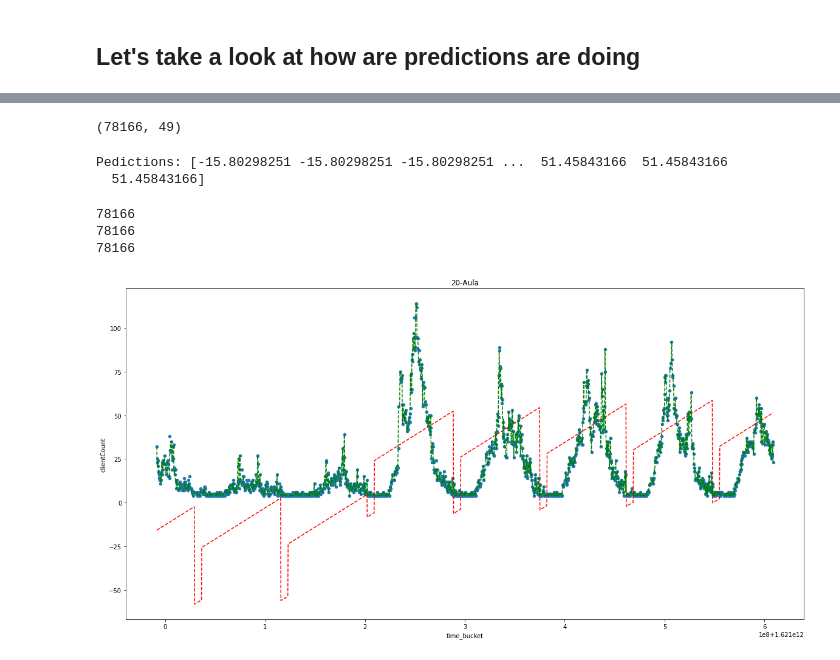
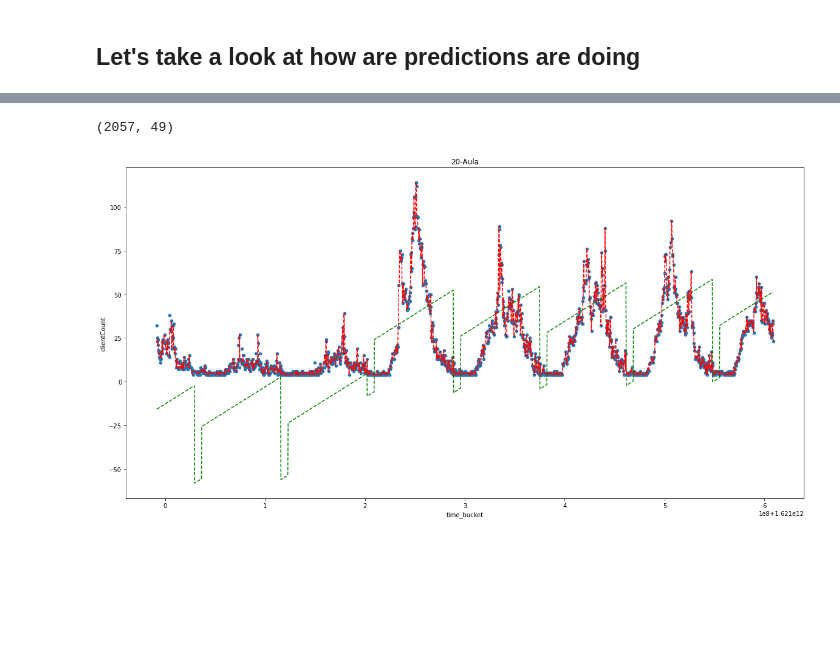
Before and after one commit to sebranchett/wifi_blog, a Jupyter notebook: smaller_to_check.ipynb, the cells around one changed output, grey strips where cells are left out. Drawn from its saved outputs; the diff is of its cells as text; code cells hidden in the pictures; blank space fills up the shorter version.

Commit message:
tidied up code for graph of points vs lin-reg vs tree-reg

```diff
--- a/smaller_to_check.ipynb
+++ b/smaller_to_check.ipynb
@@ -400,33 +390,15 @@ print(cat_pipeline.named_steps['one_hot'].get_feature_names)
                           ['Exam_BSc', 'Study_mixed', 'Exam_mixed', 'Exam',
                            'Free', 'Learn']])>
-# %%
-test = pd.DataFrame()
-test["time_bucket"] = all_data["time_bucket"]  # SEB this can be beter
-test["building"] = "20-Aula"
-
-test_extra_attribs = crowd_attributes.transform(test)
-#print(test_extra_attribs)
-#print(crowd_attributes.num_attribs)
-#print(crowd_attributes.cat_attribs)
-
-test_prepared = full_pipeline.fit_transform(test_extra_attribs)  # this gives a sparse matrix!
-#print(test_prepared)
-print(test_prepared.shape)
-# %% [output]
-(78166, 49)
-# %%
-print("Pedictions:", lin_reg.predict(test_prepared))
-# %% [output]
-Pedictions: [-15.80298251 -15.80298251 -15.80298251 ...  51.45843166  51.45843166
-  51.45843166]
-# %%
-lin_preds = lin_reg.predict(test_prepared)
-print(len(lin_preds))
-tree_preds = tree_reg.predict(test_prepared)
-print(len(tree_preds))
-xes = test["time_bucket"]
-print(len(xes))
-# %% [output]
-78166
-78166
-78166
+# %%
+times = list(set(all_data["time_bucket"].values))
+times.sort()
+
+test = pd.DataFrame()
+test["time_bucket"] = times
+test["building"] = "20-Aula"
+
+test_extra_attribs = crowd_attributes.transform(test)
+test_prepared = full_pipeline.fit_transform(test_extra_attribs)
+print(test_prepared.shape)
+# %% [output]
+(2057, 49)
@@ -433,6 +409,6 @@ print(len(xes))
 # %%
 strat_train_set.loc[strat_train_set["building"] == "20-Aula"].plot(kind="scatter", x="time_bucket", y="clientCount", figsize=(20,10)).set_title("20-Aula")
-plt.plot(xes, lin_preds, 'r--', xes, tree_preds, 'g--')
+plt.plot(xes, lin_preds, 'g--', xes, tree_preds, 'r--')
 plt.show()
 # %% [output]
-[figure, old version]
+[figure, new version]
```
Also changed, not shown: parts of 14 cells of this notebook.
